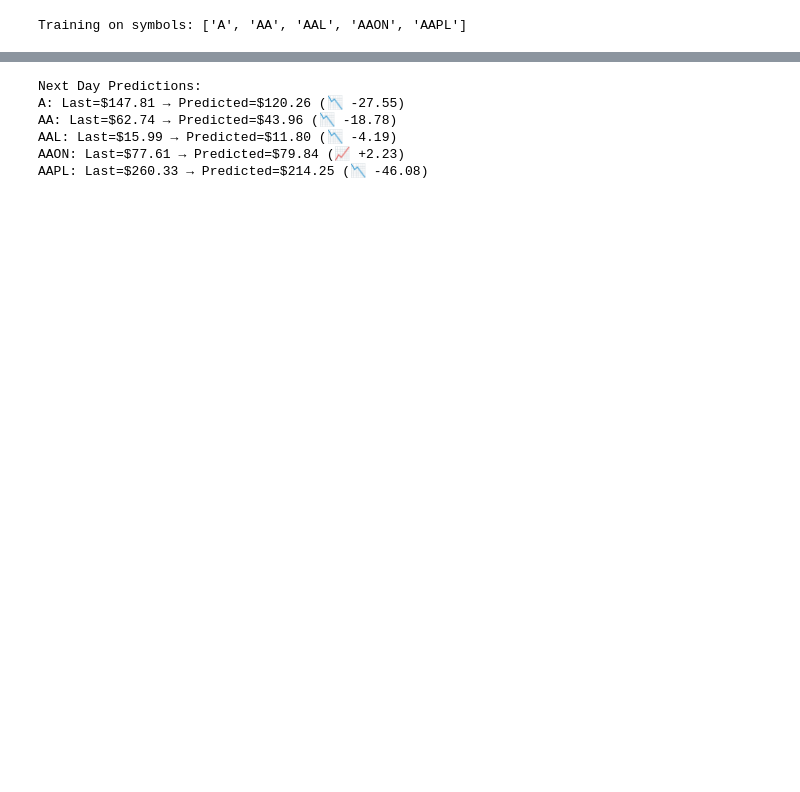
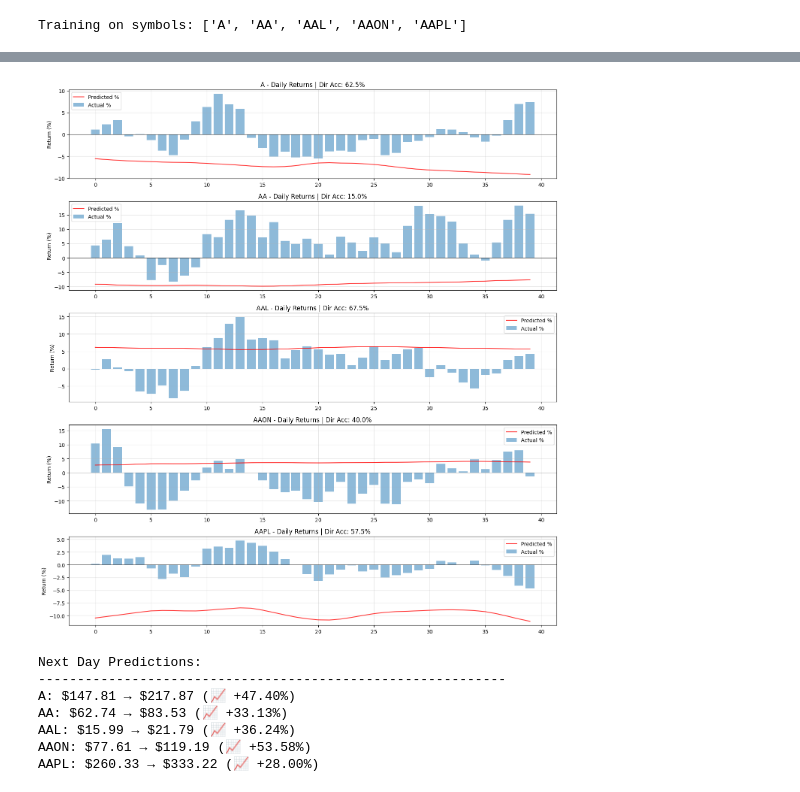
Before and after one commit to Jeff-VA/stock_market_preds_v1, a Jupyter notebook: 3_lstm_stock_prediction.ipynb, the cells around one changed output, grey strips where cells are left out. Saved outputs shown, nothing was run; the diff lists cells and outputs as text; code cells hidden in the pictures; blank space fills up the shorter version.

```diff
--- a/3_lstm_stock_prediction.ipynb
+++ b/3_lstm_stock_prediction.ipynb
@@ -233,36 +421,62 @@ plt.show()
+# %%
+# Cell 12: Visualize Return Predictions (shows directional accuracy better)
+fig, axes = plt.subplots(len(results), 1, figsize=(14, 3*len(results)))
+if len(results) == 1:
+    axes = [axes]
+
+for ax, (symbol, res) in zip(axes, results.items()):
+    x = range(len(res['y_returns']))
+    ax.bar(x, res['y_returns']*100, alpha=0.5, label='Actual %', width=0.8)
+    ax.plot(x, res['pred_returns']*100, 'r-', alpha=0.8, linewidth=1.5, label='Predicted %')
+    ax.axhline(0, color='black', linewidth=0.5)
+    ax.set_title(f'{symbol} - Daily Returns | Dir Acc: {res["dir_acc"]:.1f}%')
+    ax.set_ylabel('Return (%)')
+    ax.legend()
+    ax.grid(True, alpha=0.3)
+
+plt.tight_layout()
+plt.show()
+# %% [output]
+[figure, added]
 # %%
-# Cell 11: Predict Next Day Close (Fixed inverse scaling)
-def predict_next_close(symbol, model, scaler, df, seq_len=SEQUENCE_LENGTH):
-    """Predict next day's close price for a symbol"""
-    sym_data = df[df['symbol'] == symbol].tail(seq_len).copy()
-    sym_data_scaled = sym_data.copy()
-    sym_data_scaled[FEATURES] = scaler.transform(sym_data[FEATURES])
+# Cell 13: Predict Next Day (returns-based) - Fixed version
+def predict_next_day(symbol, model, scaler, df_engineered, seq_len=SEQUENCE_LENGTH):
+    """Predict next day's return and price using pre-engineered data"""
+    sym_data = df_engineered[df_engineered['symbol'] == symbol].copy()
 
-    X = torch.FloatTensor(sym_data_scaled[FEATURES].values).unsqueeze(0).to(DEVICE)
+    if len(sym_data) < seq_len:
+        raise ValueError(f"Insufficient data: {len(sym_data)} rows, need {seq_len}")
+
+    sym_data = sym_data.tail(seq_len)
+    last_close = sym_data['close'].iloc[-1]
+
+    sym_scaled = sym_data.copy()
+    sym_scaled[FEATURES] = scaler.transform(sym_data[FEATURES])
+
+    X = torch.FloatTensor(sym_scaled[FEATURES].values).unsqueeze(0).to(DEVICE)
     model.eval()
     with torch.no_grad():
-        pred_scaled = model(X).cpu().numpy()[0, 0]
+        pred_return = model(X).cpu().numpy()[0, 0]
 
-    # Proper inverse transform
-    dummy = np.zeros((1, len(FEATURES)))
-    dummy[0, FEATURES.index(TARGET)] = pred_scaled
-    pred_actual = scaler.inverse_transform(dummy)[0, FEATURES.index(TARGET)]
-    return pred_actual
+    pred_price = last_close * (1 + pred_return)
+    return pred_return, pred_price, last_close
 
-# Demo prediction with direction
-df_orig = pd.read_csv('raw_data/stock_data.csv')
+# Demo predictions using the already-engineered df
 print("Next Day Predictions:")
+print("-" * 60)
 for symbol in list(models.keys()):
-    pred = predict_next_close(symbol, models[symbol], scalers[symbol], df_orig)
-    last_close = df_orig[df_orig['symbol'] == symbol]['close'].iloc[-1]
-    change = pred - last_close
-    direction = "📈" if change > 0 else "📉"
-    print(f"{symbol}: Last=${last_close:.2f} → Predicted=${pred:.2f} ({direction} {change:+.2f})")
+    try:
+        ret, price, last = predict_next_day(symbol, models[symbol], scalers[symbol], df)
+        direction = "📈" if ret > 0 else "📉"
+        print(f"{symbol}: ${last:.2f} → ${price:.2f} ({direction} {ret*100:+.2f}%)")
+    except Exception as e:
+        print(f"{symbol}: Error - {e}")
 # %% [output]
 Next Day Predictions:
-A: Last=$147.81 → Predicted=$120.26 (📉 -27.55)
-AA: Last=$62.74 → Predicted=$43.96 (📉 -18.78)
-AAL: Last=$15.99 → Predicted=$11.80 (📉 -4.19)
-AAON: Last=$77.61 → Predicted=$79.84 (📈 +2.23)
-AAPL: Last=$260.33 → Predicted=$214.25 (📉 -46.08)
+------------------------------------------------------------
+A: $147.81 → $217.87 (📈 +47.40%)
+AA: $62.74 → $83.53 (📈 +33.13%)
+AAL: $15.99 → $21.79 (📈 +36.24%)
+AAON: $77.61 → $119.19 (📈 +53.58%)
+AAPL: $260.33 → $333.22 (📈 +28.00%)
 # %%
```
Also changed, not shown: parts of 10 cells of this notebook.
